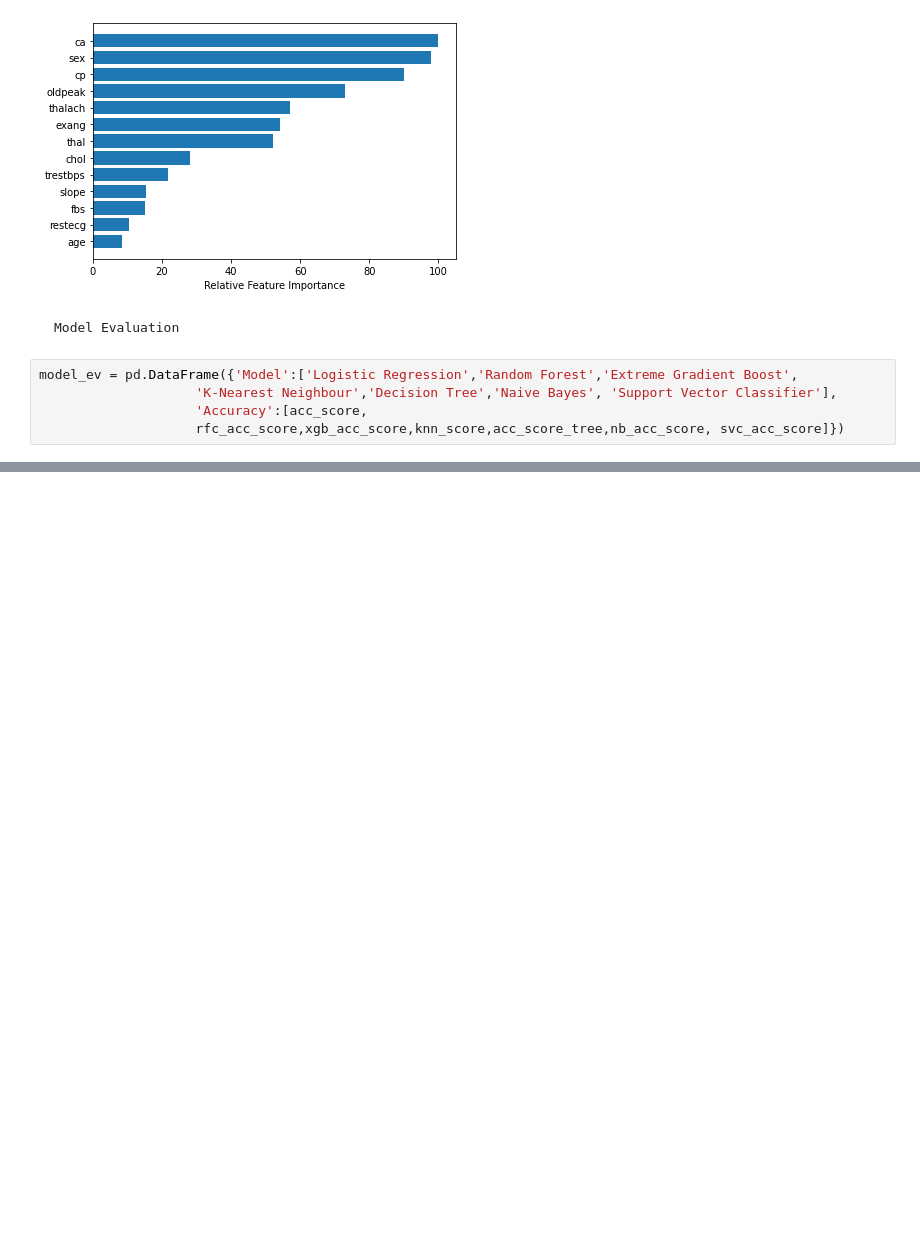
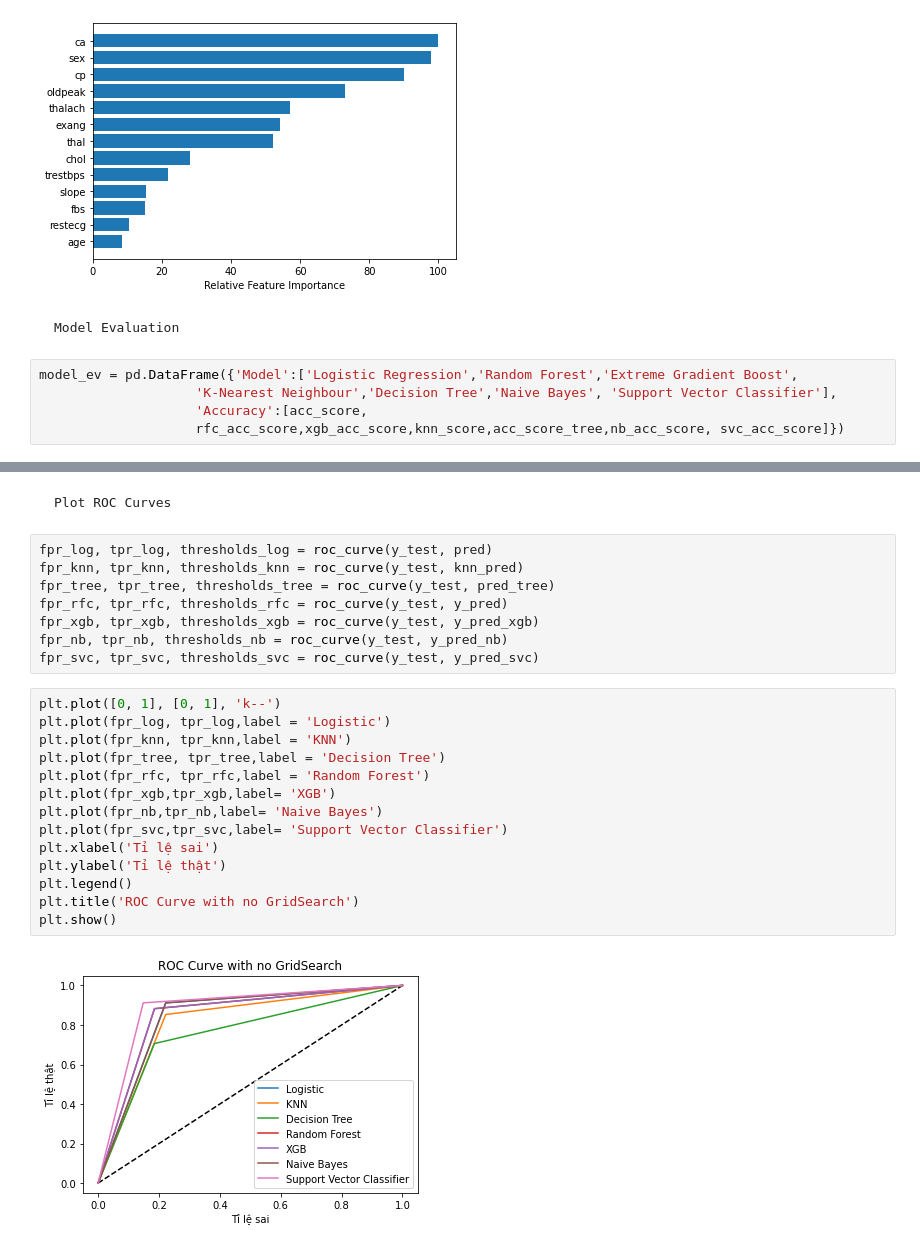
Before and after one commit to PTson2207/Classification-heartcsv, a Jupyter notebook: classification_heart.ipynb, the cells around one changed output, grey strips where cells are left out. Cells and saved outputs as stored; diff of their text form; blank space fills up the shorter version.

Commit message:
Plot ROC Curve

```diff
--- a/classification_heart.ipynb
+++ b/classification_heart.ipynb
@@ -383,0 +416,26 @@ model_ev
+# %% [markdown]
+    Plot ROC Curves
+# %%
+fpr_log, tpr_log, thresholds_log = roc_curve(y_test, pred)
+fpr_knn, tpr_knn, thresholds_knn = roc_curve(y_test, knn_pred)
+fpr_tree, tpr_tree, thresholds_tree = roc_curve(y_test, pred_tree)
+fpr_rfc, tpr_rfc, thresholds_rfc = roc_curve(y_test, y_pred)
+fpr_xgb, tpr_xgb, thresholds_xgb = roc_curve(y_test, y_pred_xgb)
+fpr_nb, tpr_nb, thresholds_nb = roc_curve(y_test, y_pred_nb)
+fpr_svc, tpr_svc, thresholds_svc = roc_curve(y_test, y_pred_svc)
+# %%
+plt.plot([0, 1], [0, 1], 'k--')
+plt.plot(fpr_log, tpr_log,label = 'Logistic')
+plt.plot(fpr_knn, tpr_knn,label = 'KNN')
+plt.plot(fpr_tree, tpr_tree,label = 'Decision Tree')
+plt.plot(fpr_rfc, tpr_rfc,label = 'Random Forest')
+plt.plot(fpr_xgb,tpr_xgb,label= 'XGB')
+plt.plot(fpr_nb,tpr_nb,label= 'Naive Bayes')
+plt.plot(fpr_svc,tpr_svc,label= 'Support Vector Classifier')
+plt.xlabel('Tỉ lệ sai')
+plt.ylabel('Tỉ lệ thật')
+plt.legend()
+plt.title('ROC Curve with no GridSearch')
+plt.show()
+# %% [output]
+[figure, added]
```
Also changed, not shown: parts of 7 cells of this notebook.
